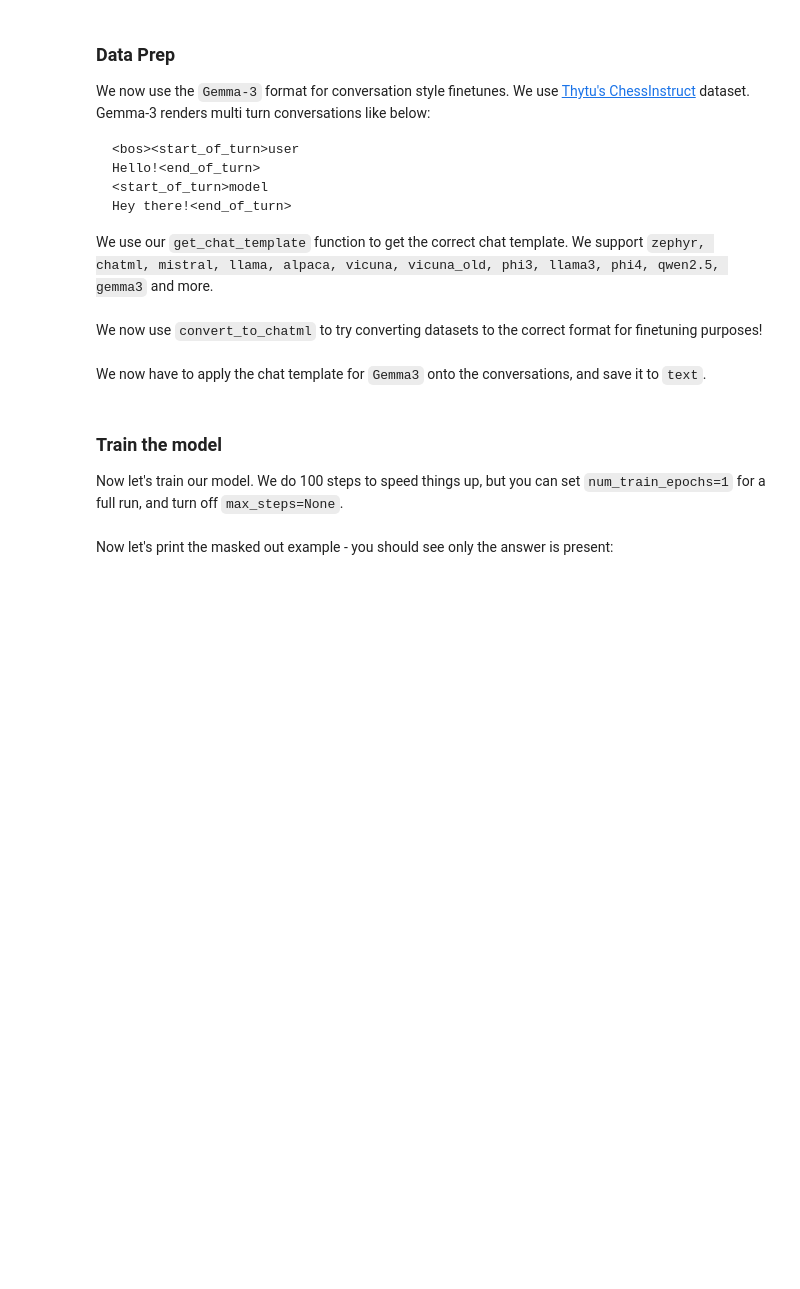
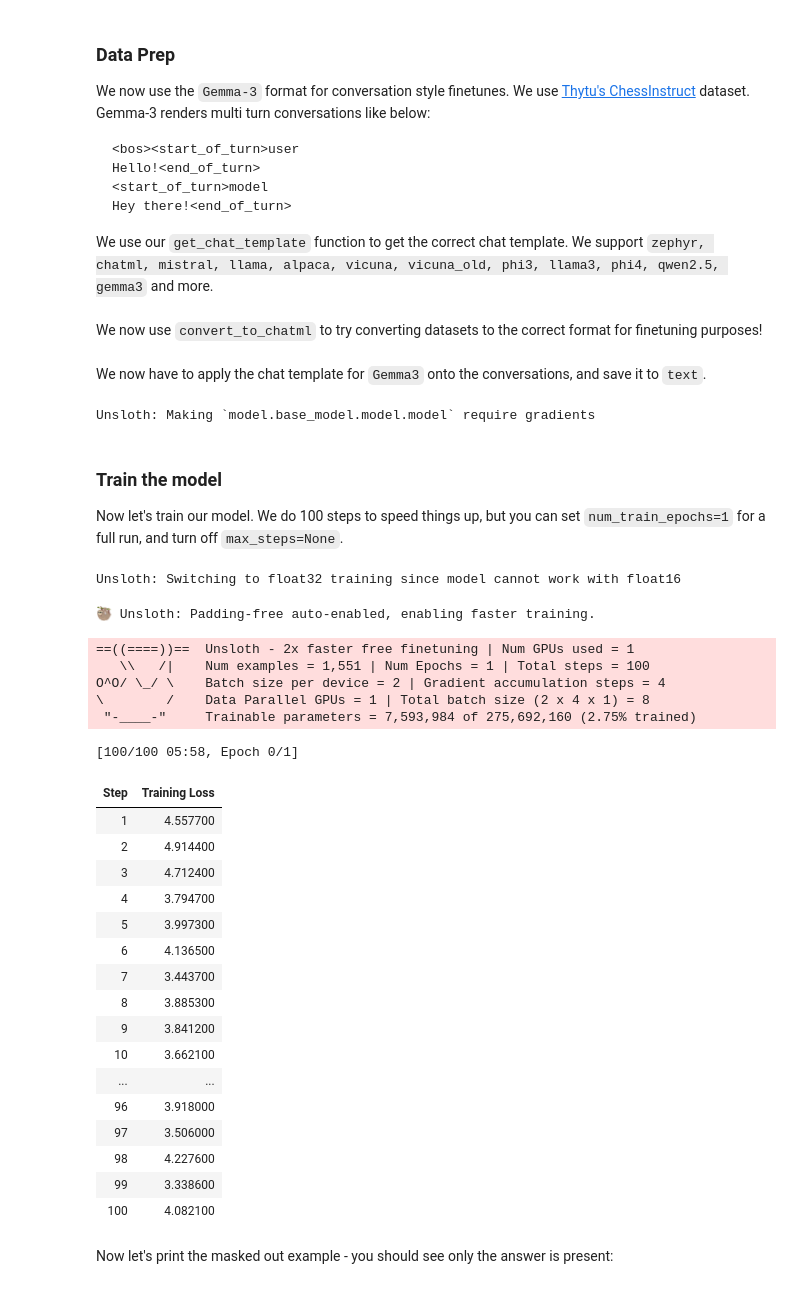
Before and after one commit to newadays/Gen-AI-for-Businesses, a Jupyter notebook: unsloth-use-cases/Gemma3_(270M)_trained_for_IG.ipynb, the cells around one changed output. Drawn from its saved outputs; the diff is of its cells as text; code cells hidden in the pictures; blank space fills up the shorter version.

Commit message:
merged model updated

```diff
--- a/unsloth-use-cases/Gemma3_(270M)_trained_for_IG.ipynb
+++ b/unsloth-use-cases/Gemma3_(270M)_trained_for_IG.ipynb
@@ -65,3 +65,7 @@ O^O/ \_/ \    Torch: 2.10.0+cu128. CUDA: 7.5. CUDA Toolkit: 12.8. Triton: 3.6.0
 Unsloth: Fast downloading is enabled - ignore downloading bars which are red colored!
 Unsloth: Using float16 precision for gemma3 won't work! Using float32.
 Unsloth: QLoRA and full finetuning all not selected. Switching to 16bit LoRA.
+# %%
+from datasets import load_dataset
+dataset = load_dataset("newadays/alpaca_ig_post", split="train")
+dataset[0]
@@ -102,10 +110,54 @@ def formatting_prompts_func(examples):
    return { "text" : texts, }
 
 dataset = dataset.map(formatting_prompts_func, batched = True)
+# %%
+model = FastModel.get_peft_model(
+    model,
+    r=32,
+    lora_alpha=32,
+    target_modules=["q_proj","k_proj","v_proj","o_proj","gate_proj","up_proj","down_proj"],
+    lora_dropout=0,
+    bias="none",
+    use_gradient_checkpointing="unsloth",
+    random_state=3407,
+)
+# %% [output]
+Unsloth: Making `model.base_model.model.model` require gradients
 # %% [markdown]
 <a name="Train"></a>
 ### Train the model
 Now let's train our model. We do 100 steps to speed things up, but you can set `num_train_epochs=1` for a full run, and turn off `max_steps=None`.
+# %%
+from trl import SFTTrainer, SFTConfig
+
+sft_config = SFTConfig(
+    output_dir="outputs",
+    per_device_train_batch_size=2,
+    gradient_accumulation_steps=4,
+    warmup_steps=5,
+    max_steps=100,
+    learning_rate=2e-4,
+    logging_steps=1,
+    optim="adamw_8bit",
+    weight_decay=0.01,
+    lr_scheduler_type="linear",
+    seed=3407,
+    report_to="none",
+    dataset_text_field="text",
+    max_seq_length=max_seq_length,
+    fp16=not torch.cuda.is_bf16_supported(),
+    bf16=torch.cuda.is_bf16_supported(),
+)
+
+trainer = SFTTrainer(
+    model=model,
+    tokenizer=tokenizer,
+    train_dataset=dataset,
+    args=sft_config,
+)
+# %% [output]
+Unsloth: Switching to float32 training since model cannot work with float16
+🦥 Unsloth: Padding-free auto-enabled, enabling faster training.
 # %%
 from unsloth.chat_templates import train_on_responses_only
 trainer = train_on_responses_only(
@@ -113,6 +165,32 @@ trainer = train_on_responses_only(
     instruction_part = "<start_of_turn>user\n",
     response_part = "<start_of_turn>model\n",
 )
+# %%
+trainer_stats = trainer.train()
+# %% [output]
+==((====))==  Unsloth - 2x faster free finetuning | Num GPUs used = 1
+   \\   /|    Num examples = 1,551 | Num Epochs = 1 | Total steps = 100
+O^O/ \_/ \    Batch size per device = 2 | Gradient accumulation steps = 4
+\        /    Data Parallel GPUs = 1 | Total batch size (2 x 4 x 1) = 8
+ "-____-"     Trainable parameters = 7,593,984 of 275,692,160 (2.75% trained)
+[100/100 05:58, Epoch 0/1]
+| Step | Training Loss |
+| 1 | 4.557700 |
+| 2 | 4.914400 |
+| 3 | 4.712400 |
+| 4 | 3.794700 |
+| 5 | 3.997300 |
+| 6 | 4.136500 |
+| 7 | 3.443700 |
+| 8 | 3.885300 |
+| 9 | 3.841200 |
+| 10 | 3.662100 |
+| ... | ... |
+| 96 | 3.918000 |
+| 97 | 3.506000 |
+| 98 | 4.227600 |
+| 99 | 3.338600 |
+| 100 | 4.082100 |
 # %% [markdown]
 Now let's print the masked out example - you should see only the answer is present:
 # %%
```
Also changed, not shown: parts of 10 cells of this notebook, 1 other file.
